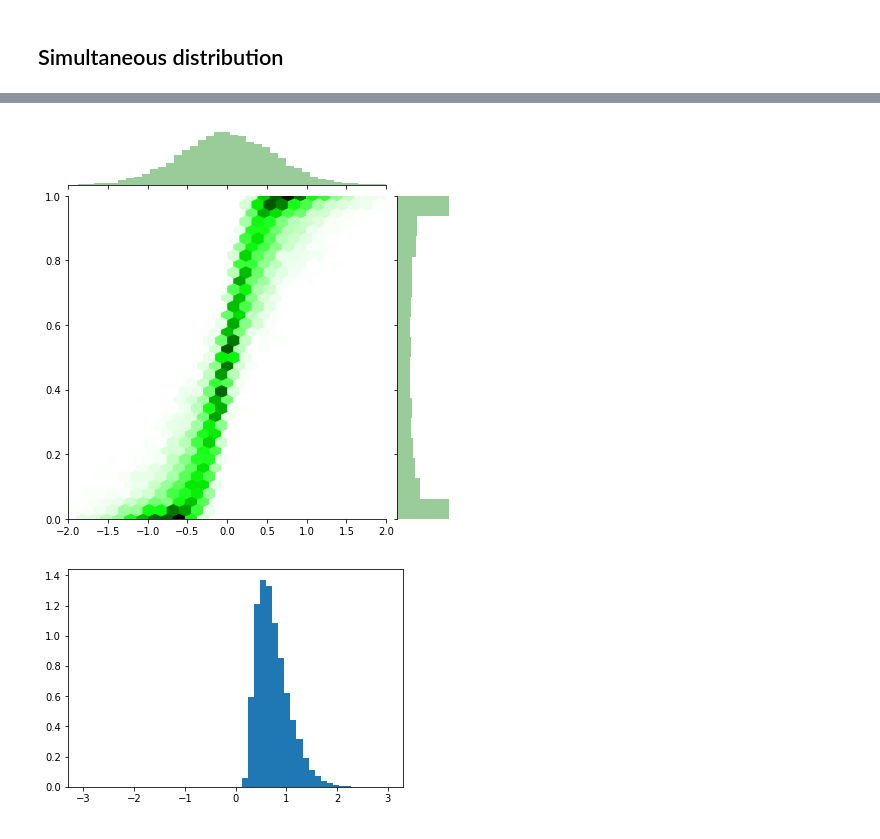
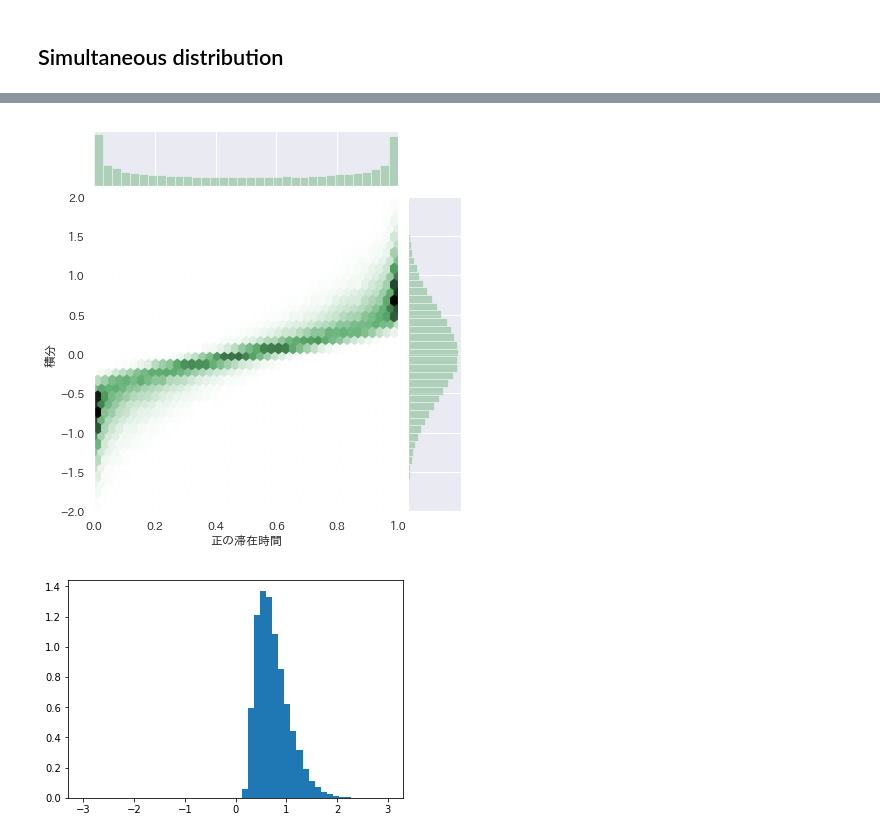
Before and after one commit to mo-mo-666/qiita-articles-script, a Jupyter notebook: arcsin-law/arcsin_law.ipynb, the cells around one changed output, grey strips where cells are left out. Saved outputs shown, nothing was run; the diff lists cells and outputs as text; code cells hidden in the pictures.

```diff
--- a/arcsin-law/arcsin_law.ipynb
+++ b/arcsin-law/arcsin_law.ipynb
@@ -6,6 +12,12 @@
 import numpy as np
 import matplotlib
 import matplotlib.pyplot as plt
+import seaborn as sns
+
+%matplotlib inline
+
+matplotlib.rcParams['font.family'] = 'IPAexGothic'
+sns.set(font='IPAexGothic')
 # %% [markdown]
 # Brownian motion (Wiener process)
 ___
@@ -119,18 +129,19 @@ plt.show()
 import seaborn as sns
 # %%
 step = 1000
-num = 10000
+num = 100000
 
-diffs = np.random.randn(num, step).astype(np.float32) * np.sqrt(1 / step)
+diffs = np.random.randn(num, step+1).astype(np.float32) * np.sqrt(1 / step)
 diffs[:, 0] = 0.
 bms = np.cumsum(diffs, axis=1)
-cal_inte = np.mean(bms, axis=1)
-cal_positive = np.mean(bms > 0, axis=1)
+cal_inte = np.mean(bms[:, 1:], axis=1)
+cal_positive = np.mean(bms[:, 1:] > 0, axis=1)
 
-sns.jointplot(x=cal_inte, y=cal_positive, xlim=(-2, 2), ylim=(0, 1), color="g", kind='hex')
+sns.jointplot(x=cal_positive, y=cal_inte, xlim=(0, 1), ylim=(-2, 2), color="g", kind='hex').set_axis_labels('正の滞在時間', '積分')
+
 plt.show()
 # %% [output]
-[figure, old version]
+[figure, new version]
 # %%
 cal_inte_f = cal_inte[cal_positive > 0.9]
 
```
Also changed, not shown: parts of 7 cells of this notebook.
